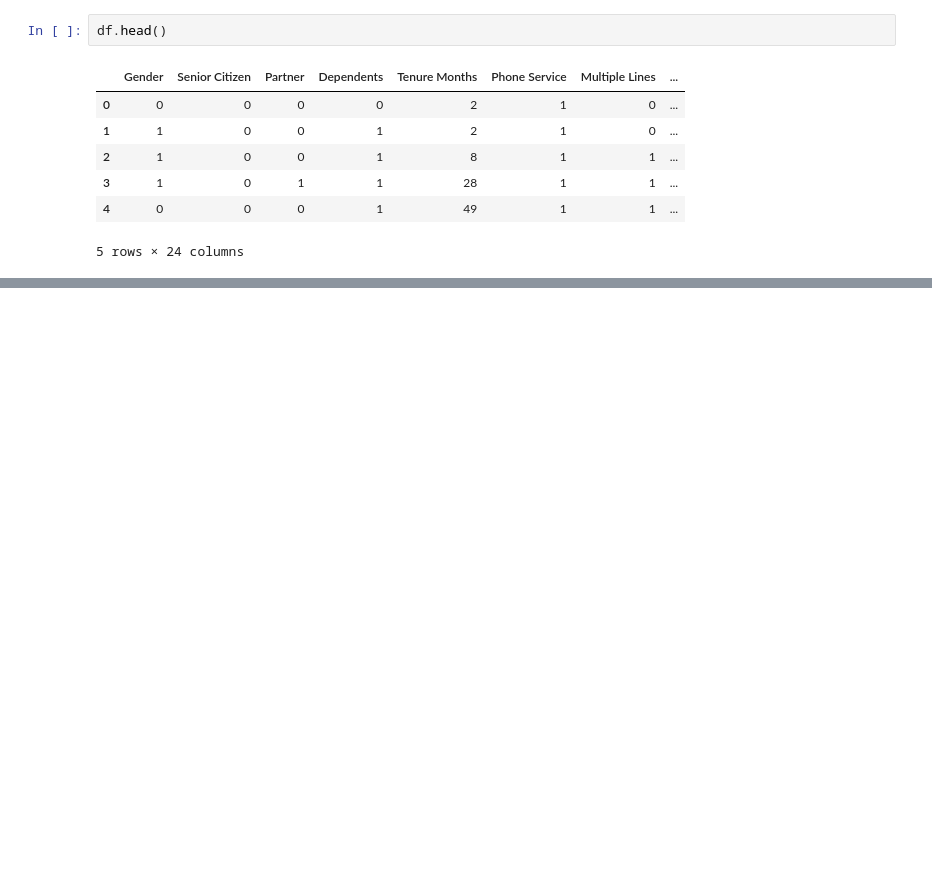
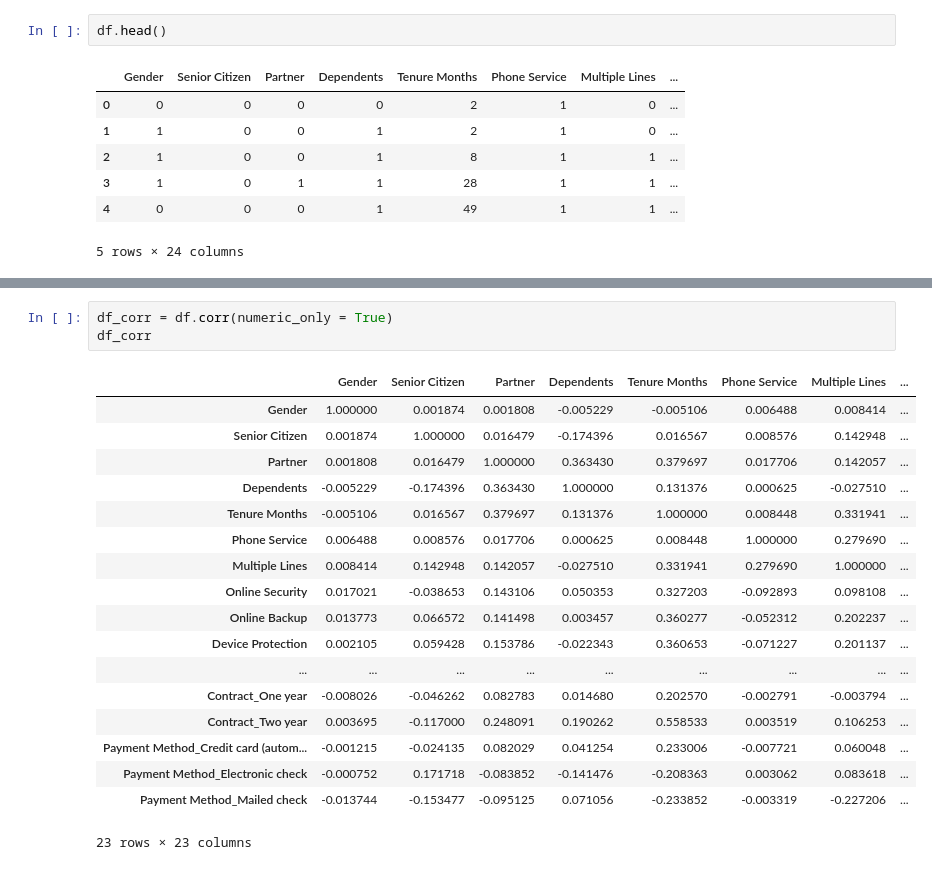
Before and after one commit to th3ssalus/Black-Swan-team-project, a Jupyter notebook: swan_oliver.ipynb, the cells around one changed output, grey strips where cells are left out. Cells and saved outputs as stored; diff of their text form; blank space fills up the shorter version.

```diff
--- a/swan_oliver.ipynb
+++ b/swan_oliver.ipynb
@@ -143,0 +142,22 @@ plt.show()
+# %%
+df_corr = df.corr(numeric_only = True)
+df_corr
+# %% [output]
+|  | Gender | Senior Citizen | Partner | Dependents | Tenure Months | Phone Service | Multiple Lines | ... |
+| Gender | 1.000000 | 0.001874 | 0.001808 | -0.005229 | -0.005106 | 0.006488 | 0.008414 | ... |
+| Senior Citizen | 0.001874 | 1.000000 | 0.016479 | -0.174396 | 0.016567 | 0.008576 | 0.142948 | ... |
+| Partner | 0.001808 | 0.016479 | 1.000000 | 0.363430 | 0.379697 | 0.017706 | 0.142057 | ... |
+| Dependents | -0.005229 | -0.174396 | 0.363430 | 1.000000 | 0.131376 | 0.000625 | -0.027510 | ... |
+| Tenure Months | -0.005106 | 0.016567 | 0.379697 | 0.131376 | 1.000000 | 0.008448 | 0.331941 | ... |
+| Phone Service | 0.006488 | 0.008576 | 0.017706 | 0.000625 | 0.008448 | 1.000000 | 0.279690 | ... |
+| Multiple Lines | 0.008414 | 0.142948 | 0.142057 | -0.027510 | 0.331941 | 0.279690 | 1.000000 | ... |
+| Online Security | 0.017021 | -0.038653 | 0.143106 | 0.050353 | 0.327203 | -0.092893 | 0.098108 | ... |
+| Online Backup | 0.013773 | 0.066572 | 0.141498 | 0.003457 | 0.360277 | -0.052312 | 0.202237 | ... |
+| Device Protection | 0.002105 | 0.059428 | 0.153786 | -0.022343 | 0.360653 | -0.071227 | 0.201137 | ... |
+| ... | ... | ... | ... | ... | ... | ... | ... | ... |
+| Contract_One year | -0.008026 | -0.046262 | 0.082783 | 0.014680 | 0.202570 | -0.002791 | -0.003794 | ... |
+| Contract_Two year | 0.003695 | -0.117000 | 0.248091 | 0.190262 | 0.558533 | 0.003519 | 0.106253 | ... |
+| Payment Method_Credit card (autom... | -0.001215 | -0.024135 | 0.082029 | 0.041254 | 0.233006 | -0.007721 | 0.060048 | ... |
+| Payment Method_Electronic check | -0.000752 | 0.171718 | -0.083852 | -0.141476 | -0.208363 | 0.003062 | 0.083618 | ... |
+| Payment Method_Mailed check | -0.013744 | -0.153477 | -0.095125 | 0.071056 | -0.233852 | -0.003319 | -0.227206 | ... |
+23 rows × 23 columns
```
Also changed, not shown: parts of 3 cells of this notebook.
